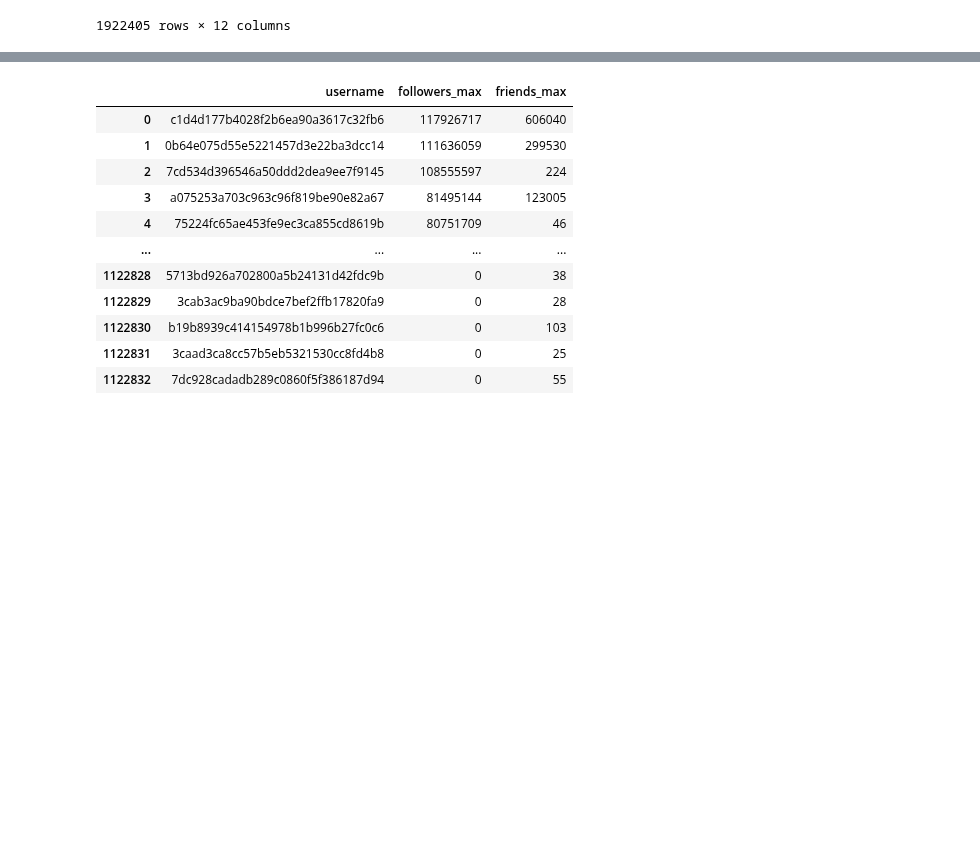
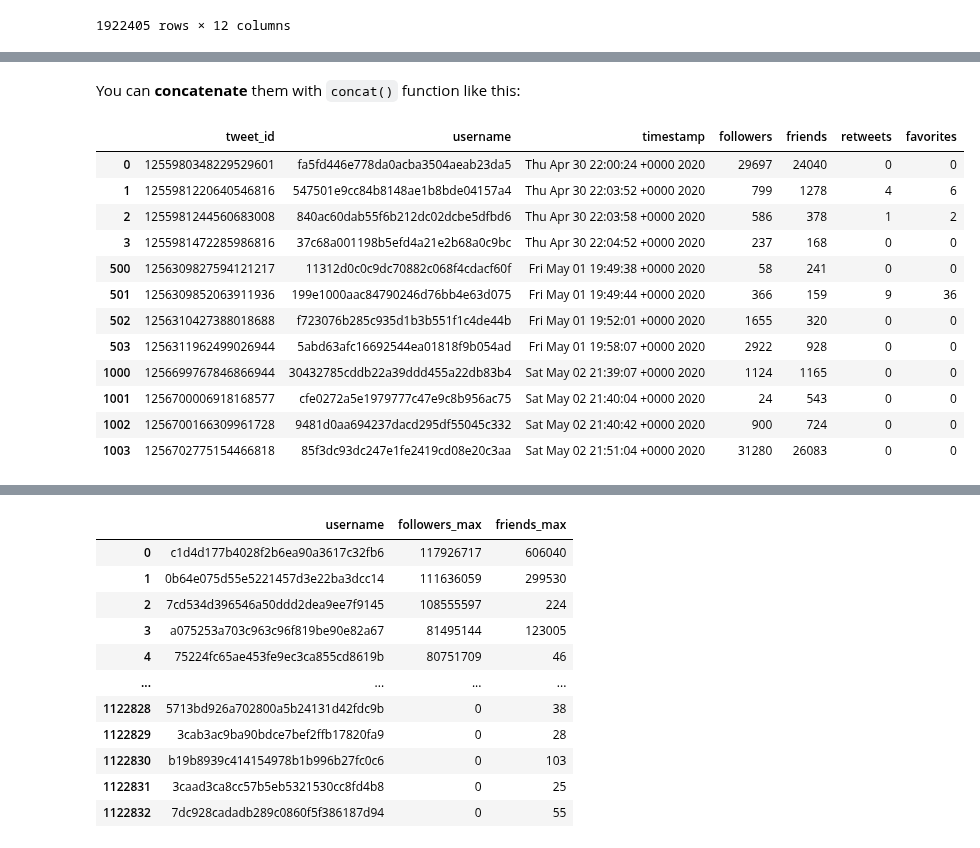
Before and after one commit to gesiscss/css_methods_python, a Jupyter notebook: a_introduction/2_data_handling_and_visualization.ipynb, the cells around one changed output, grey strips where cells are left out. Saved outputs shown, nothing was run; the diff lists cells and outputs as text; code cells hidden in the pictures; blank space fills up the shorter version.

```diff
--- a/a_introduction/2_data_handling_and_visualization.ipynb
+++ b/a_introduction/2_data_handling_and_visualization.ipynb
@@ -769,0 +957,3 @@ In order to do that, we can define the right functions and then `apply()` them t
+# %%
+df1 = tweets.iloc[:4, :7]
+df1
@@ -769,0 +966,3 @@ In order to do that, we can define the right functions and then `apply()` them t
+# %%
+df2 = tweets.iloc[500:504, :7]
+df2
@@ -769,0 +975,3 @@ In order to do that, we can define the right functions and then `apply()` them t
+# %%
+df3 = tweets.iloc[1000:1004, :7]
+df3
@@ -769,0 +984,19 @@ In order to do that, we can define the right functions and then `apply()` them t
+# %% [markdown]
+You can **concatenate** them with `concat()` function like this:
+# %%
+df = pd.concat([df1, df2, df3])
+df
+# %% [output]
+|  | tweet_id | username | timestamp | followers | friends | retweets | favorites |
+| 0 | 1255980348229529601 | fa5fd446e778da0acba3504aeab23da5 | Thu Apr 30 22:00:24 +0000 2020 | 29697 | 24040 | 0 | 0 |
+| 1 | 1255981220640546816 | 547501e9cc84b8148ae1b8bde04157a4 | Thu Apr 30 22:03:52 +0000 2020 | 799 | 1278 | 4 | 6 |
+| 2 | 1255981244560683008 | 840ac60dab55f6b212dc02dcbe5dfbd6 | Thu Apr 30 22:03:58 +0000 2020 | 586 | 378 | 1 | 2 |
+| 3 | 1255981472285986816 | 37c68a001198b5efd4a21e2b68a0c9bc | Thu Apr 30 22:04:52 +0000 2020 | 237 | 168 | 0 | 0 |
+| 500 | 1256309827594121217 | 11312d0c0c9dc70882c068f4cdacf60f | Fri May 01 19:49:38 +0000 2020 | 58 | 241 | 0 | 0 |
+| 501 | 1256309852063911936 | 199e1000aac84790246d76bb4e63d075 | Fri May 01 19:49:44 +0000 2020 | 366 | 159 | 9 | 36 |
+| 502 | 1256310427388018688 | f723076b285c935d1b3b551f1c4de44b | Fri May 01 19:52:01 +0000 2020 | 1655 | 320 | 0 | 0 |
+| 503 | 1256311962499026944 | 5abd63afc16692544ea01818f9b054ad | Fri May 01 19:58:07 +0000 2020 | 2922 | 928 | 0 | 0 |
+| 1000 | 1256699767846866944 | 30432785cddb22a39ddd455a22db83b4 | Sat May 02 21:39:07 +0000 2020 | 1124 | 1165 | 0 | 0 |
+| 1001 | 1256700006918168577 | cfe0272a5e1979777c47e9c8b956ac75 | Sat May 02 21:40:04 +0000 2020 | 24 | 543 | 0 | 0 |
+| 1002 | 1256700166309961728 | 9481d0aa694237dacd295df55045c332 | Sat May 02 21:40:42 +0000 2020 | 900 | 724 | 0 | 0 |
+| 1003 | 1256702775154466818 | 85f3dc93dc247e1fe2419cd08e20c3aa | Sat May 02 21:51:04 +0000 2020 | 31280 | 26083 | 0 | 0 |
```
Also changed, not shown: parts of 164 cells of this notebook.
